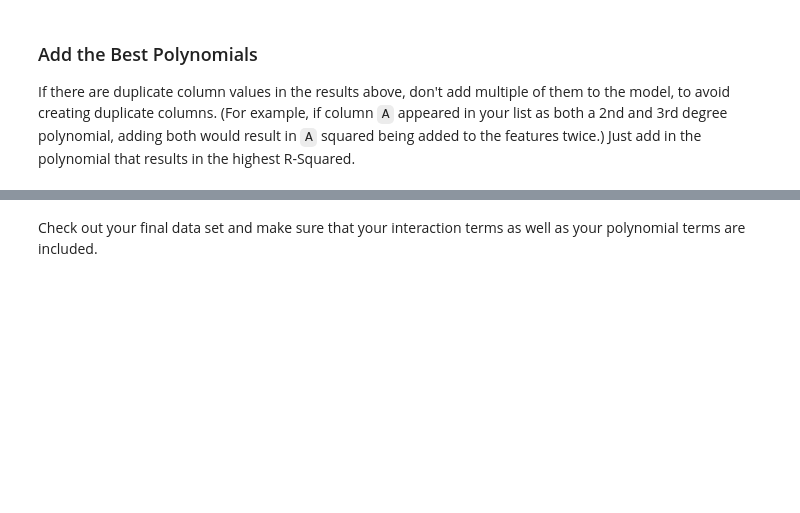
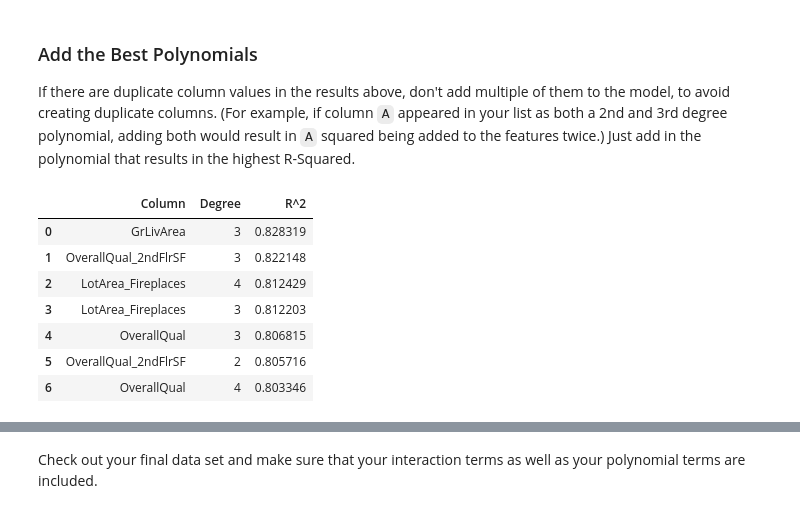
Before and after one commit to kevgross89/dsc-extensions-to-linear-models-lab, a Jupyter notebook: index.ipynb, the cells around one changed output, grey strips where cells are left out. Cells and saved outputs as stored; diff of their text form; code cells hidden in the pictures; blank space fills up the shorter version.

```diff
--- a/index.ipynb
+++ b/index.ipynb
@@ -87,14 +86,12 @@ X_train_transformed
 | 820 | 0.086287 | -0.099842 | 0.397681 | 0.433080 | 0.179414 | -0.808132 | -0.579400 | -0.365525 | ... |
 821 rows × 10 columns
 # %%
-# Your code here
-
 # Create a LinearRegression model and fit it on scaled training data
-lr = LinearRegression()
-lr.fit(X_train_transformed, y_train)
+regression = LinearRegression()
+regression.fit(X_train, y_train)
 
 # Calculate a baseline r-squared score on training data
-baseline = lr.score(X_train_transformed, y_train)
+baseline = regression.score(X_train, y_train)
 baseline
 # %% [output]
 0.7868344817421309
@@ -111,6 +108,7 @@ Look at all the possible combinations of variables for interactions by adding in
 
 Print the 7 interactions that result in the highest $R^2$ scores.
 # %%
+
 # Set up data structure
 # (Here we are using a list of tuples, but you could use a dictionary,
 # a list of lists, some other structure. Whatever makes sense to you.)
@@ -118,15 +116,14 @@ interactions = []
 
 # Find combinations of columns and loop over them
 column_pairs = list(combinations(X_train.columns, 2))
-for col1, col2 in column_pairs:
-
+for (col1, col2) in column_pairs:
     # Make copies of X_train and X_test
     features_train = X_train.copy()
     features_test = X_test.copy()
 
     # Add interaction term to data
-    features_train['interaction'] = features_train[col1] * features_train[col2]
-    features_test['interaction'] = features_test[col1] * features_test[col2]
+    features_train["interaction"] = features_train[col1] * features_train[col2]
+    features_test["interaction"] = features_test[col1] * features_test[col2]
 
     # Find r-squared score (fit on training data, evaluate on test data)
     score = LinearRegression().fit(features_train, y_train).score(features_test, y_test)
@@ -135,7 +132,7 @@ for col1, col2 in column_pairs:
     interactions.append(((col1, col2), score))
 
 # Sort and subset the data structure to find the top 7
-top_7 = sorted(interactions, key=lambda record: record[1], reverse=True)[:7]
-print('Top 7 Interactions')
-print(top_7)
+top_7_interactions = sorted(interactions, key=lambda record: record[1], reverse=True)[:7]
+print("Top 7 interactions:")
+print(top_7_interactions)
 # %% [output]
@@ -147,8 +144,7 @@ Top 7 Interactions
 Write code to include the 7 most important interactions in `X_train` and `X_test` by adding 7 columns. Use the naming convention `"col1_col2"`, where `col1` and `col2` are the two columns in the interaction.
 # %%
 # Loop over top 7 interactions
-for record in top_7:
-
+for record in top_7_interactions:
     # Extract column names from data structure
     col1, col2 = record[0]
 
@@ -156,10 +152,10 @@ for record in top_7:
     new_col_name = col1 + "_" + col2
 
     # Add new column to X_train and X_test
-    X_train_transformed[new_col_name] = X_train_transformed[col1] * X_train_transformed[col2]
-    X_test_transformed[new_col_name] = X_test_transformed[col1] * X_test_transformed[col2]
+    X_train[new_col_name] = X_train[col1] * X_train[col2]
+    X_test[new_col_name] = X_test[col1] * X_test[col2]
 
-X_train_transformed
+X_train
 # %% [output]
 |  | LotArea | OverallQual | OverallCond | TotalBsmtSF | 1stFlrSF | 2ndFlrSF | GrLivArea | TotRmsAbvGrd | ... |
 | 0 | -0.114710 | -0.099842 | -0.509252 | -0.639316 | -0.804789 | 1.261552 | 0.499114 | 0.250689 | ... |
@@ -248,0 +233,13 @@ If there are duplicate column values in the results above, don't add multiple of
+# %%
+# Convert to DataFrame for easier manipulation
+top_polynomials = pd.DataFrame(top_7_polynomials, columns=["Column", "Degree", "R^2"])
+top_polynomials
+# %% [output]
+|  | Column | Degree | R^2 |
+| 0 | GrLivArea | 3 | 0.828319 |
+| 1 | OverallQual_2ndFlrSF | 3 | 0.822148 |
+| 2 | LotArea_Fireplaces | 4 | 0.812429 |
+| 3 | LotArea_Fireplaces | 3 | 0.812203 |
+| 4 | OverallQual | 3 | 0.806815 |
+| 5 | OverallQual_2ndFlrSF | 2 | 0.805716 |
+| 6 | OverallQual | 4 | 0.803346 |
```
Also changed, not shown: parts of 20 cells of this notebook.
